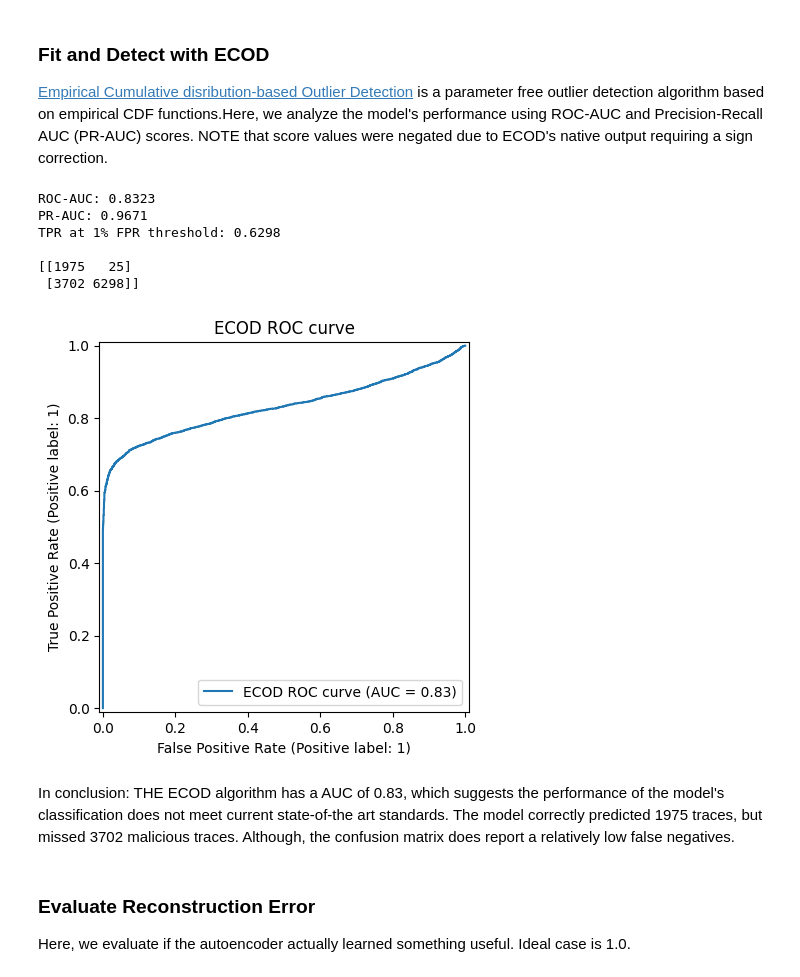
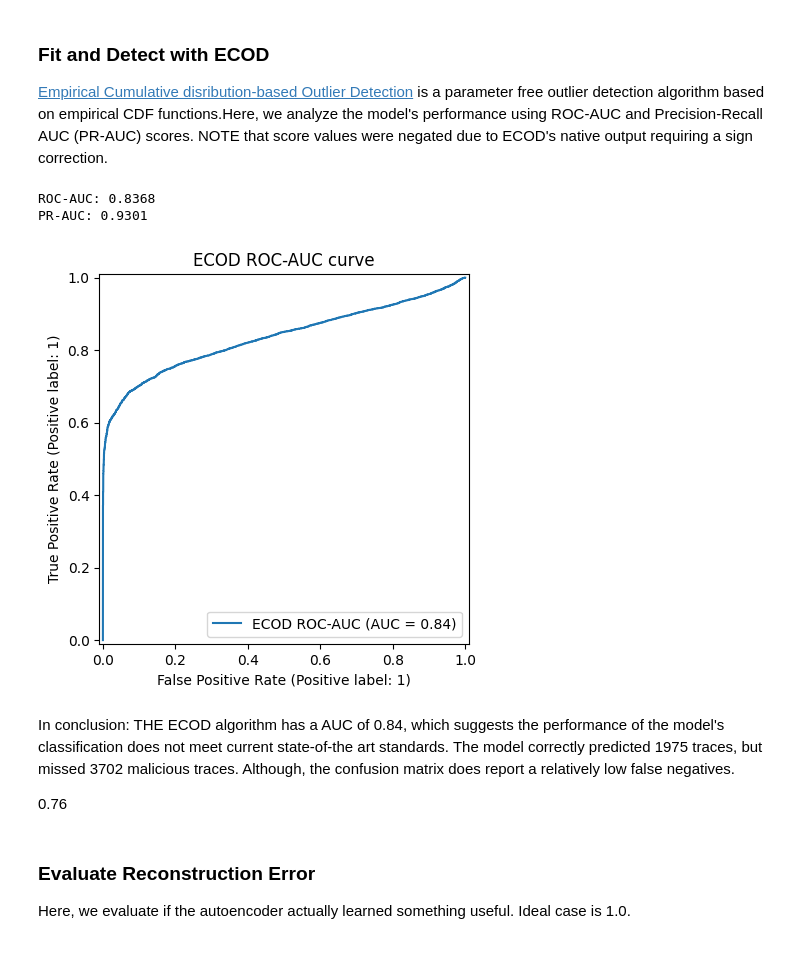
Before and after one commit to ericnmt/htd-benchmarking, a Jupyter notebook: notebooks/T800-HT-ML-Pipeline.ipynb, the cells around one changed output. Saved outputs shown, nothing was run; the diff lists cells and outputs as text; code cells hidden in the pictures.

```diff
--- a/notebooks/T800-HT-ML-Pipeline.ipynb
+++ b/notebooks/T800-HT-ML-Pipeline.ipynb
@@ -186,11 +185,10 @@ This step is essential to ensure that feature selection is optimized, preventing
 # %%
 from sklearn.preprocessing import StandardScaler
 
-scaler = StandardScaler()
+scaler = StandardScaler().fit(train_normal)
 # compute the mean/std computer per one of 2500 columns, from train_normal
 scaler.fit(train_normal)
 
 train_s = scaler.transform(train_normal)
-val_s = scaler.transform(val_normal)
 test_norm_s = scaler.transform(test_normal)
 test_anom_s = scaler.transform(test_anom)
@@ -255,7 +236,9 @@ This step consists of training the autoencoder and basic analysis of the trainin
 from torch.utils.data import TensorDataset, DataLoader
 import copy
 
-device = "cuda"
+N_EPOCHS = 20
+
+device = "cpu"
 # Initialize the model object
 model = AutoEncoder().to(device)
 # Use Adam optimizer with a learn rate of 0.001
@@ -265,16 +248,14 @@ loss_fn = nn.MSELoss()
 
 # Initialize tensors
 train_t = torch.tensor(train_s, dtype=torch.float32)
-val_t = torch.tensor(val_s, dtype=torch.float32)
 
 # Load the dataset into "loader"
 loader = DataLoader(TensorDataset(train_t), batch_size = 64, shuffle=True)
 
 train_losses = []
-val_losses = []
 
-# It was found that with the current cofiguration, 20 was the most ideal epoch
-for epoch in range(20):
+# Train loop, switch model to "train" mode
+for epoch in range(N_EPOCHS):
   model.train()
   epoch_loss = 0
   for (batch,) in loader:
@@ -286,13 +267,7 @@ for epoch in range(20):
     opt.step()
     epoch_loss += loss.item() * len(batch)
   train_losses.append(epoch_loss / len(train_t))
+  print(f"epoch {epoch}: train_loss={train_losses[-1]:.4f}")
 
-  # Evaluate after every step
-  model.eval()
-  with torch.no_grad():
-    recon, _ = model(val_t.to(device))
-    val_losses.append(loss_fn(recon, val_t.to(device)).item())
-
-  print(f"epoch {epoch}: train_loss={train_losses[-1]:.4f} val_loss={val_losses[-1]:.4f}")
 print("done")
 # %% [output]
@@ -345,8 +322,6 @@ model.eval() # Switch from training to inference
 with torch.no_grad():
   # Encode latent space - training split
   Z_train = model.encoder(train_t.to(device)).cpu().numpy()
-  # Encode latent space - validation split
-  Z_val = model.encoder(val_t.to(device)).cpu().numpy()
   # Encode latent space - test normal split
   Z_test_norm = model.encoder(torch.tensor(test_norm_s, dtype=torch.float32).to(device)).cpu().numpy()
   # Encode latent space - test anomalous split
@@ -361,52 +336,39 @@ print(Z_train.shape)
 # %%
 import pyod as pyod
 from pyod.models.ecod import ECOD
 from sklearn.metrics import roc_auc_score, average_precision_score,confusion_matrix, f1_score
 
 # Initialize classifier instance
 clf = ECOD()
 # Fit/train model on the latent space representation
 clf.fit(Z_train)
 
 # Compute scores (refer to note)
-val_scores = -clf.decision_function(Z_val)
 test_norm_scores = -clf.decision_function(Z_test_norm)
 test_anom_scores = -clf.decision_function(Z_test_anom)
-
-# 1% of false positives are acceptable, ensures high precision
-threshold = np.percentile(val_scores, 99)
 
 scores = np.concatenate([test_norm_scores, test_anom_scores])
 labels = np.concatenate([np.zeros(len(test_norm_scores)), np.ones(len(test_anom_scores))])
 
 # ROC AUC
 auc = roc_auc_score(labels, scores)
 # Precision/Recall AUC
 pr_auc = average_precision_score(labels, scores)
-# Predicted identified
-preds = (scores >= threshold).astype(int)
-
-# The true positive rate at 1 percent
-tpr_at_1pct = (test_anom_scores >= threshold).mean()
 
 print(f"ROC-AUC: {auc:.4f}")
 print(f"PR-AUC: {pr_auc:.4f}")
-print(f"TPR at 1% FPR threshold: {tpr_at_1pct:.4f}\n")
-print(confusion_matrix(labels, preds))
 
-RocCurveDisplay.from_predictions(labels, scores, name="ECOD ROC-AUC curve")
-plt.title("ECOD ROC-AUC curve")
+RocCurveDisplay.from_predictions(labels, scores, name="ECOD ROC-AUC")
+plt.title(f"ECOD ROC-AUC curve")
 plt.show()
 # %% [output]
-ROC-AUC: 0.8323
-PR-AUC: 0.9671
-TPR at 1% FPR threshold: 0.6298
-
-[[1975   25]
- [3702 6298]]
+ROC-AUC: 0.8368
+PR-AUC: 0.9301
-[figure, old version]
+[figure, new version]
 # %% [markdown]
-In conclusion: THE ECOD algorithm has a AUC of 0.83, which suggests the performance of the model's classification does not meet current state-of-the art standards. The model correctly predicted 1975 traces, but missed 3702 malicious traces. Although, the confusion matrix does report a relatively low false negatives.
+In conclusion: THE ECOD algorithm has a AUC of 0.84, which suggests the performance of the model's classification does not meet current state-of-the art standards. The model correctly predicted 1975 traces, but missed 3702 malicious traces. Although, the confusion matrix does report a relatively low false negatives.
+
+0.76
 # %% [markdown]
 ### Evaluate Reconstruction Error
 Here, we evaluate if the autoencoder actually learned something useful. Ideal case is 1.0.
```
Also changed, not shown: parts of 12 cells of this notebook.
